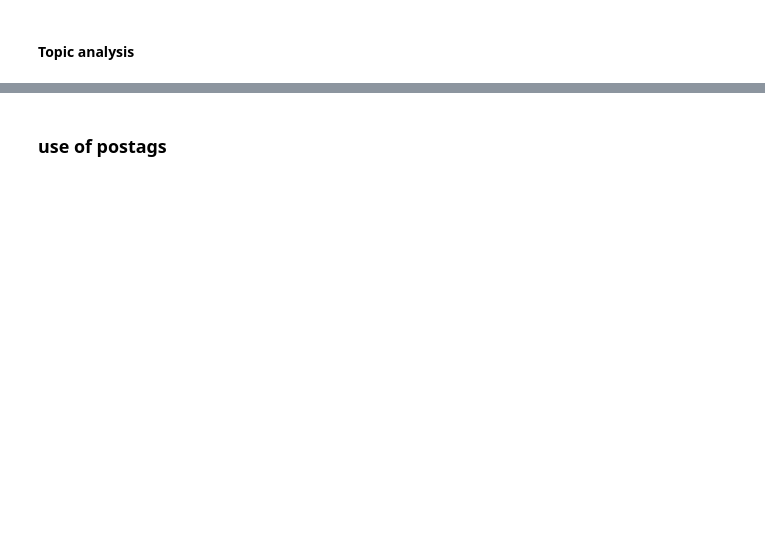
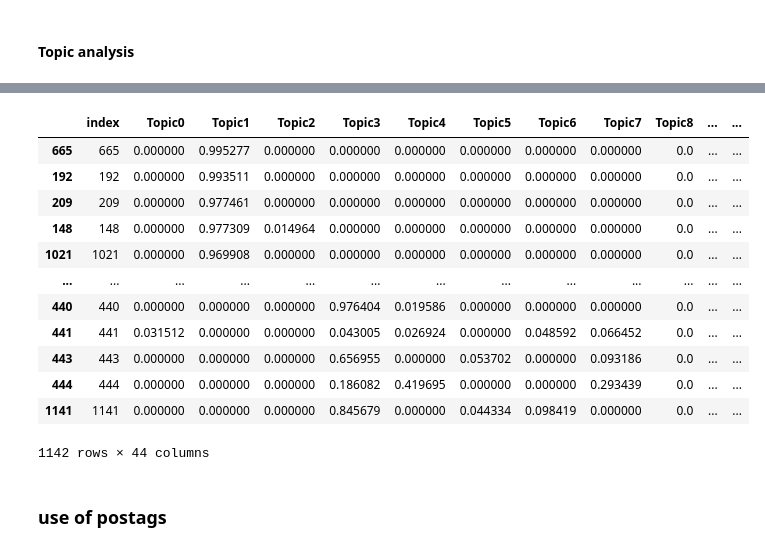
Before and after one commit to hate-alert/Fear-speech-analysis, a Jupyter notebook: Textual analysis.ipynb, the cells around one changed output, grey strips where cells are left out. Drawn from its saved outputs; the diff is of its cells as text; code cells hidden in the pictures; blank space fills up the shorter version.

```diff
--- a/Textual analysis.ipynb
+++ b/Textual analysis.ipynb
@@ -519,0 +415,9 @@ Coherence Score:  0.41437980554943965
+# %%
+import gensim
+from gensim.test.utils import datapath
+# Save model to disk.
+temp_file = datapath("lda_model_10")
+
+lda_model =  gensim.models.LdaMulticore.load(temp_file)
+# coherence_model_lda = CoherenceModel(model=lda_model, texts=data_words_bigrams, dictionary=id2word, coherence='c_v')
+# coherence_lda = coherence_model_lda.get_coherence()
@@ -519,0 +455,40 @@ Coherence Score:  0.41437980554943965
+# %%
+
+
+topic_tuples=[]
+
+for index,row in fear_speech_unique.iterrows():
+    vector_final = np.zeros((10,))
+    vector,_,_=lda_model[id2word.doc2bow(row['preprocessed'])]
+    for ele in vector:
+        vector_final[ele[0]]=ele[1]
+
+    topic_number=np.argmax(vector_final)
+    topic_tuples.append(list(vector_final)+[topic_number])
+
+
+column_names= ['Topic'+str(i) for i in range(0,10)]+['topic_number']
+df_topics=pd.DataFrame(topic_tuples,columns=column_names)
+# %%
+fear_speech_unique_with_topics=pd.concat([df_topics.reset_index(),fear_speech_unique.reset_index()],axis=1)
+# %%
+
+for i in range(0,10):
+    fear_speech_unique_with_topics=fear_speech_unique_with_topics.sort_values('Topic'+str(i),ascending=False)
+    fear_speech_unique_with_topics[0:5][['Topic'+str(i),'message_text']].to_csv('Topics/Topic'+str(i)+'_top5.csv',index=False)
+# %%
+fear_speech_unique_with_topics.sort_values('Topic1',ascending=False)
+# %% [output]
+|  | index | Topic0 | Topic1 | Topic2 | Topic3 | Topic4 | Topic5 | Topic6 | Topic7 | Topic8 | ... | ... |
+| 665 | 665 | 0.000000 | 0.995277 | 0.000000 | 0.000000 | 0.000000 | 0.000000 | 0.000000 | 0.000000 | 0.0 | ... | ... |
+| 192 | 192 | 0.000000 | 0.993511 | 0.000000 | 0.000000 | 0.000000 | 0.000000 | 0.000000 | 0.000000 | 0.0 | ... | ... |
+| 209 | 209 | 0.000000 | 0.977461 | 0.000000 | 0.000000 | 0.000000 | 0.000000 | 0.000000 | 0.000000 | 0.0 | ... | ... |
+| 148 | 148 | 0.000000 | 0.977309 | 0.014964 | 0.000000 | 0.000000 | 0.000000 | 0.000000 | 0.000000 | 0.0 | ... | ... |
+| 1021 | 1021 | 0.000000 | 0.969908 | 0.000000 | 0.000000 | 0.000000 | 0.000000 | 0.000000 | 0.000000 | 0.0 | ... | ... |
+| ... | ... | ... | ... | ... | ... | ... | ... | ... | ... | ... | ... | ... |
+| 440 | 440 | 0.000000 | 0.000000 | 0.000000 | 0.976404 | 0.019586 | 0.000000 | 0.000000 | 0.000000 | 0.0 | ... | ... |
+| 441 | 441 | 0.031512 | 0.000000 | 0.000000 | 0.043005 | 0.026924 | 0.000000 | 0.048592 | 0.066452 | 0.0 | ... | ... |
+| 443 | 443 | 0.000000 | 0.000000 | 0.000000 | 0.656955 | 0.000000 | 0.053702 | 0.000000 | 0.093186 | 0.0 | ... | ... |
+| 444 | 444 | 0.000000 | 0.000000 | 0.000000 | 0.186082 | 0.419695 | 0.000000 | 0.000000 | 0.293439 | 0.0 | ... | ... |
+| 1141 | 1141 | 0.000000 | 0.000000 | 0.000000 | 0.845679 | 0.000000 | 0.044334 | 0.098419 | 0.000000 | 0.0 | ... | ... |
+1142 rows × 44 columns
```
Also changed, not shown: parts of 47 cells of this notebook, 8 other files.
